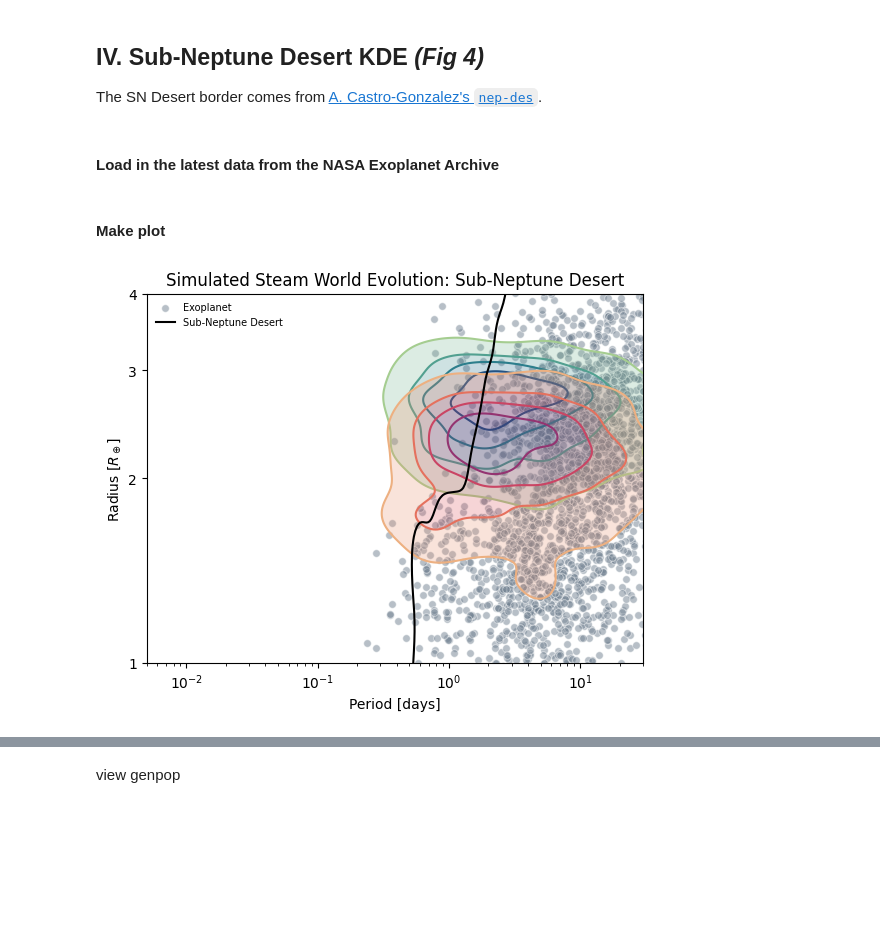
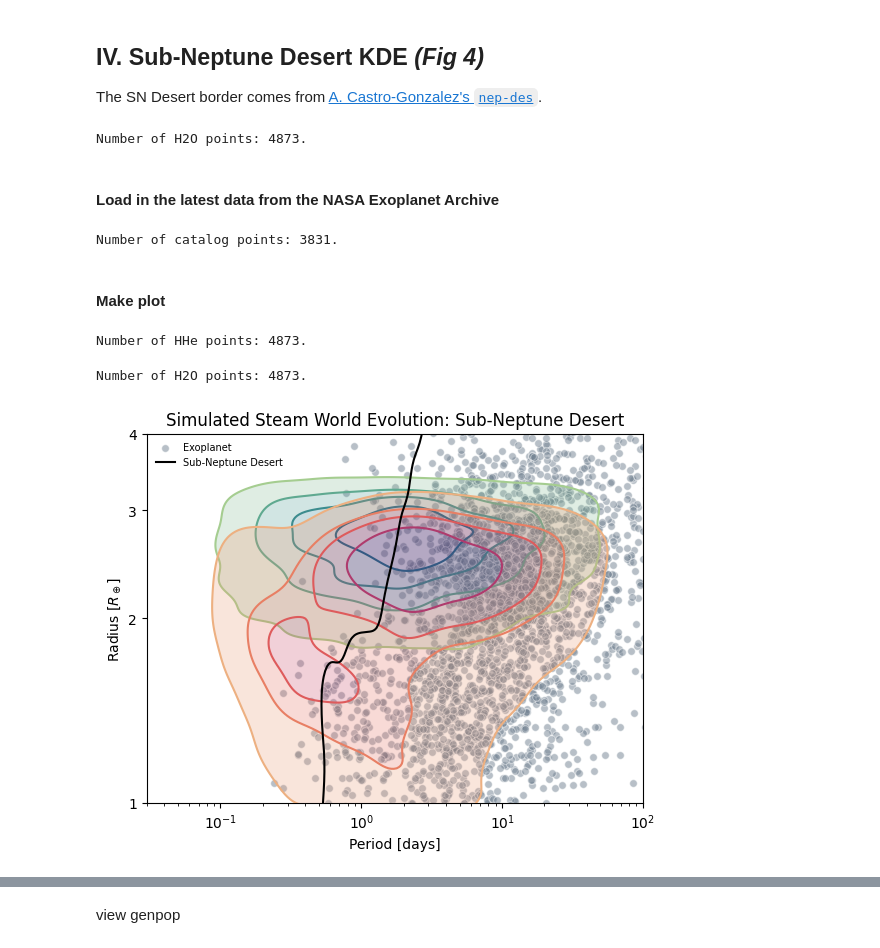
Before and after one commit to emersontao/waterworlder, a Jupyter notebook: paper_plots.ipynb, the cells around one changed output, grey strips where cells are left out. Saved outputs shown, nothing was run; the diff lists cells and outputs as text; code cells hidden in the pictures; blank space fills up the shorter version.

Commit message:
final plots finished

```diff
--- a/paper_plots.ipynb
+++ b/paper_plots.ipynb
@@ -24,14 +24,17 @@ import pandas as pd
 # Number of planets to have on plots (trails or KDE)
 planets_plotted = 200 #DEFAULT: 200
 
+# In all the study, skip planets that are initially below the Roche limit. Has priority over skips below.
+skip_roche=True
 # In trails plot, show with small oranges crosses (x) the points that have non-zero error code (in terms of wind-ae)
 show_err_trails=True
 # In trails plot, skip trails where *any* point has non-zero error (unreliable evolution)
 skip_err_trails=True
 # In KDE plot, skip planets where *any* point has non-zero error (unreliable evolution)
-skip_err_kde=True
+skip_err_kde=False
+
 # Label to add at the end plots filenames
-fname_label='_noerr'
+fname_label='_final'
 
 # Data folder
 # data_folder = "paper/"
@@ -217,4 +220,10 @@ filepath = data_folder+identifier
 savepath = "paper/plots" #where we're saving our plots
 
 population_file = filepath + '/5000_xp_gp_data.csv'
-planetnum, mp_gp, rp_gp, period_gp = np.loadtxt(population_file, usecols=(0,1,2,11), skiprows=1,unpack=True)
+planetnum, mp_gp, rp_gp, sep_gp, period_gp, mstar_gp = np.loadtxt(population_file, usecols=(0,1,2,10,11,13), skiprows=1,unpack=True)
+
+# calculate roche radius (reminder: all values above are in SI)
+# create a mask of planets within Roche lim
+r_roche_gp = rp_gp * (2*mstar_gp /mp_gp )**(1.0/3.0)
+mask_roche = sep_gp < r_roche_gp
+print(f"Planets within Roche limit: {mask_roche.sum()}")
@@ -595,6 +639,12 @@ for tp in range(len(types)):
         # mp_e = mp_gp[-1]
         # rp_s = rp_gp[0]
         # rp_e = rp_gp[-1]
+
+        # skipping planets initially within Roche limit
+        if skip_roche:
+            if mask_roche[planetnum-1]:
+                planetnum += 1
+                continue
 
         mask_err = (err_gp > 0)
         if mask_err.sum() > 0 and skip_err_kde:
@@ -872,6 +928,11 @@ for i in range(n_planets):
     except:
         continue
 
+    # skipping planets initially within Roche limit
+    if skip_roche:
+        if mask_roche[i]:
+            continue
+
     mask_err = (H2O_err_arr > 0)
     if mask_err.sum() > 0 and skip_err_kde:
         continue
@@ -880,6 +941,10 @@ for i in range(n_planets):
     H2O_fin_rp_all = np.append(H2O_fin_rp_all, H2O_rp_arr[-1])
 
     H2O_period_all = np.append(H2O_period_all,period_gp[i])
+
+print(f"Number of H2O points: {len(H2O_period_all)}.")
+# %% [output]
+Number of H2O points: 4873.
 # %%
 nea_output_file = "Models/catalog_exoplanets_nea.dat"
 # %% [markdown]
@@ -1031,6 +1096,9 @@ def load_catalog_PR(catalog, precision_radius=30.0, precision_mass=0.0):
 
 
 df_cat, P_catalog, R_catalog = load_catalog_PR("NEA")
+print(f"Number of catalog points: {len(P_catalog)}.")
+# %% [output]
+Number of catalog points: 3831.
 # %% [markdown]
 #### Make plot
 # %%
@@ -1046,6 +1114,11 @@ for i in range(n_planets):
     except:
         continue
 
+    # skipping planets initially within Roche limit
+    if skip_roche:
+        if mask_roche[i]:
+            continue
+
     mask_err = (HHe_err_arr > 0)
     if mask_err.sum() > 0 and skip_err_kde:
         continue
@@ -1054,6 +1127,10 @@ for i in range(n_planets):
     HHe_fin_rp_all = np.append(HHe_fin_rp_all, HHe_rp_arr[-1])
 
     HHe_period_all = np.append(HHe_period_all,period_gp[i])
+
+print(f"Number of HHe points: {len(HHe_period_all)}.")
+# %% [output]
+Number of HHe points: 4873.
 # %%
 #period-radius diagram
 import requests
@@ -1134,37 +1211,41 @@ plt.scatter(P_catalog,R_catalog,
         zorder=1,
         label='Exoplanet'
     )
 
+print(f"Number of H2O points: {len(H2O_period_all)}.")
+
 i_color = sns.cm.crest
 f_color = sns.cm.flare
 
 sns.kdeplot(x=H2O_period_all,y=H2O_init_rp_all/R_e,
             log_scale=True, levels=5,
             cmap=i_color, fill=True, alpha=0.25, label="Initial State", zorder=50)
 sns.kdeplot(x=H2O_period_all,y=H2O_init_rp_all/R_e,
             log_scale=True, levels=5, cmap=i_color, fill=False, alpha=1, zorder=51)
 
 sns.kdeplot(x=H2O_period_all,y=H2O_fin_rp_all/R_e,
             log_scale=True,levels=5,
             cmap=f_color, fill=True, alpha=0.25, label="Final State", zorder=100)
 sns.kdeplot(x=H2O_period_all,y=H2O_fin_rp_all/R_e,
             log_scale=True, levels=5, cmap=f_color, fill=False, alpha=1, zorder=101)
 
 des_file = "Models/desert_boundaries.txt"
 des_x, des_y, = np.loadtxt(des_file,usecols=(0,1), skiprows=1, unpack=True)
+mask_des = 10**des_x < 20 # mask to remove annoying parts of the desert boundary
 
-plt.plot(10**des_x, 10**des_y,color='black',label="Sub-Neptune Desert",zorder=200)
+plt.plot(10**des_x[mask_des], 10**des_y[mask_des],color='black',label="Sub-Neptune Desert",zorder=200)
 plt.title("Simulated Steam World Evolution: Sub-Neptune Desert")
 plt.xscale("log")
-plt.xlim(0.005,30)
+plt.xlim(0.03,100)
 plt.xlabel("Period [days]")
 plt.ylabel(r"Radius [$R_\oplus$]")
 plt.yticks([1,2,3,4], labels=[1,2,3,4])
 plt.ylim(1,4)
 plt.legend(fontsize=7, frameon=False)
-plt.savefig(savepath+'/sn_desert_'+identifier+fname_label+'.png', pad_inches=0.2, dpi=600)
+plt.savefig(savepath+'/sn_desert_'+identifier+fname_label+'.png', pad_inches=0.2, dpi=300)
 # %% [output]
+Number of H2O points: 4873.
-[figure, old version]
+[figure, new version]
 # %%
 #two panels
 fig, ax = plt.subplots(2,1, figsize=(7,10))#, sharex=True)
```
Also changed, not shown: parts of 12 cells of this notebook, 20 other files.
